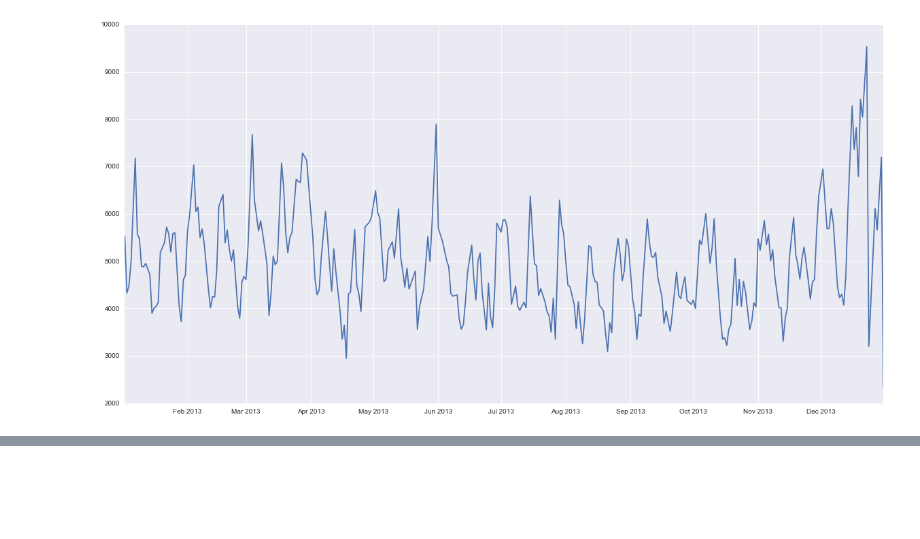
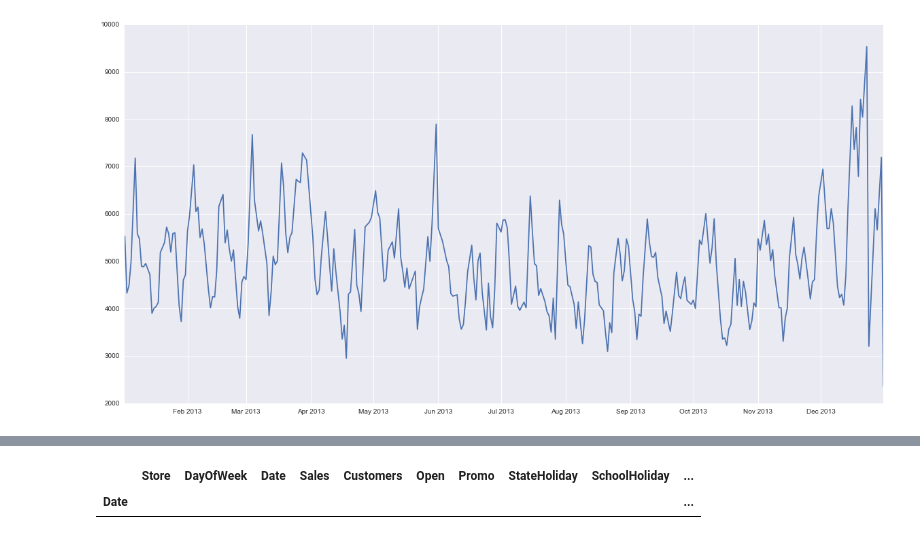
Before and after one commit to chenjennhaur/machinelearning, a Jupyter notebook: rossmann.ipynb, the cells around one changed output, grey strips where cells are left out. Drawn from its saved outputs; the diff is of its cells as text; code cells hidden in the pictures; blank space fills up the shorter version.

```diff
--- a/rossmann.ipynb
+++ b/rossmann.ipynb
@@ -123,7 +105,5 @@ plt.plot(criteria['Date'].values,criteria['Sales'].values)
 [<matplotlib.lines.Line2D at 0x...>]
 [figure]
 # %%
-# Visualize
-dtrain.set_index(pd.DatetimeIndex(dtrain['Date']))
-dtest.set_index(pd.DatetimeIndex(dtrain['Date']))
-sb.tsplot(criteria)
+dtrain = dtrain.set_index(dtrain['Date'])
+dtest = dtest.set_index(dtest['Date'])
@@ -132,0 +119,5 @@ sb.tsplot(criteria)
+# %%
+dtrain.loc[pd.Timestamp('2013-01-01 00:00:00'):pd.Timestamp('2013-02-02 00:00:00')]
+# %% [output]
+|  | Store | DayOfWeek | Date | Sales | Customers | Open | Promo | StateHoliday | SchoolHoliday | ... |
+| Date |  |  |  |  |  |  |  |  |  | ... |
```
Also changed, not shown: parts of 19 cells of this notebook.
